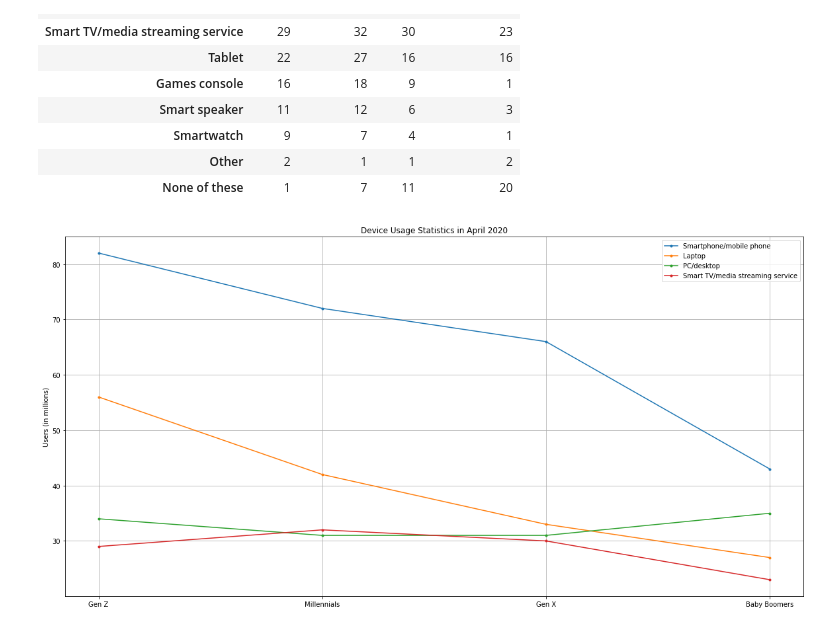
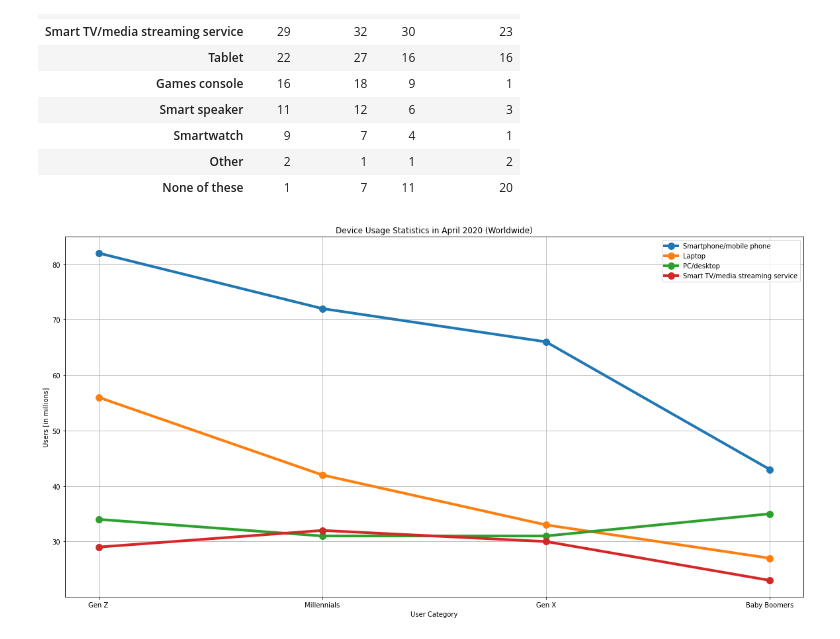
Before and after one commit to newb-dev-1008/CoVID_Entertainment_Impact, a Jupyter notebook: Entertainment_during_CoVID_19.ipynb, the cells around one changed output. Cells and saved outputs as stored; diff of their text form; code cells hidden in the pictures.

```diff
--- a/Entertainment_during_CoVID_19.ipynb
+++ b/Entertainment_during_CoVID_19.ipynb
@@ -453,10 +453,11 @@ device_usage
 # %%
 plt.figure(figsize=[20,10])
 for i in device_usage.index[:4]:
-  plt.plot(device_usage.columns, device_usage.loc[i, :], label = i, marker = '.')
-plt.title('Device Usage Statistics in April 2020')
-plt.ylabel('Users (in millions)')
+  plt.plot(device_usage.columns, device_usage.loc[i, :], label = i, linewidth = 4, marker = 'o', markersize = 10)
+plt.title('Device Usage Statistics in April 2020 (Worldwide)')
+plt.ylabel('Users [in millions]')
+plt.xlabel('User Category')
 plt.legend()
 plt.grid()
 # %% [output]
-[figure, old version]
+[figure, new version]
```
Also changed, not shown: parts of 3 cells of this notebook.
